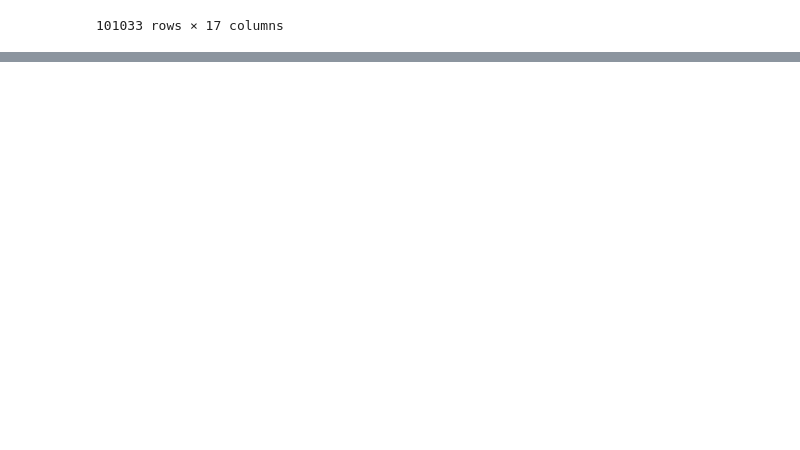
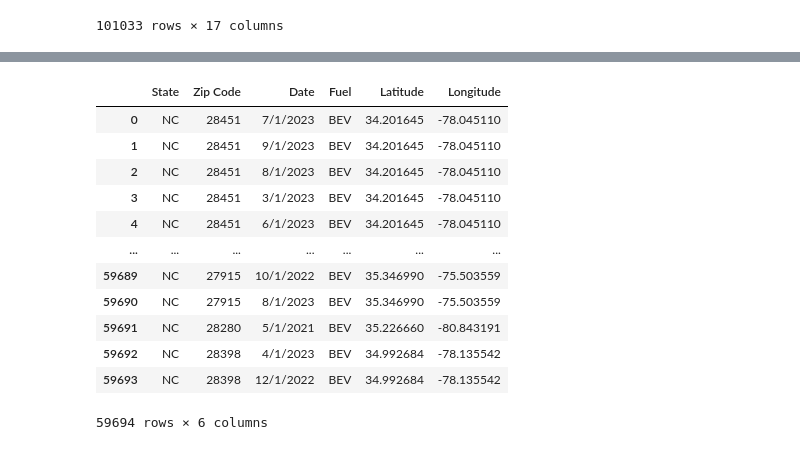
Before and after one commit to Focused79/project3-alternating-current, a Jupyter notebook: project3.ipynb, the cells around one changed output, grey strips where cells are left out. Cells and saved outputs as stored; diff of their text form; code cells hidden in the pictures; blank space fills up the shorter version.

```diff
--- a/project3.ipynb
+++ b/project3.ipynb
@@ -244,0 +272,4 @@ TN_EV_Registration_LatLong_df_cleaned
+# %%
+NC_EV_Registration_BEV = NC_EV_Registration[NC_EV_Registration["Drivetrain Type"] == "BEV"]
+NC_EV_Registration_BEV = NC_EV_Registration_BEV[['State', 'ZIP Code','Registration Date', 'Drivetrain Type']]
+NC_EV_Registration_BEV
@@ -244,0 +290,4 @@ TN_EV_Registration_LatLong_df_cleaned
+# %%
+# Dropping all the "Error" data in Zip Code column
+NC_EV_Registration_BEV_clean = NC_EV_Registration_BEV[NC_EV_Registration_BEV['ZIP Code'] != 'Error']
+NC_EV_Registration_BEV_clean
@@ -244,0 +308,5 @@ TN_EV_Registration_LatLong_df_cleaned
+# %%
+# Dropping all the NaN values in "Registration Date"
+NC_EV_Registration_clean2 = NC_EV_Registration_BEV_clean.dropna(subset=['Registration Date'])
+NC_EV_Registration_clean2.rename(columns={'ZIP Code': 'Zip Code'}, inplace=True)
+NC_EV_Registration_clean2
@@ -244,0 +351,19 @@ TN_EV_Registration_LatLong_df_cleaned
+# %%
+NC_EV_Registration_LatLong_2020_2022= pd.merge(NC_EV_Registration_clean2, df_nc_stations_unique, on='Zip Code', how='inner')
+NC_EV_Registration_LatLong_2020_2022 = NC_EV_Registration_LatLong_2020_2022[['State', 'Zip Code', 'Registration Date', 'Drivetrain Type', 'latitude', 'longitude']]
+NC_EV_Registration_LatLong_2020_2022.rename(columns={'Registration Date': 'Date', 'Drivetrain Type':'Fuel', 'latitude': 'Latitude', 'longitude':'Longitude'}, inplace=True)
+NC_EV_Registration_LatLong_2020_2022
+# %% [output]
+|  | State | Zip Code | Date | Fuel | Latitude | Longitude |
+| 0 | NC | 28451 | 7/1/2023 | BEV | 34.201645 | -78.045110 |
+| 1 | NC | 28451 | 9/1/2023 | BEV | 34.201645 | -78.045110 |
+| 2 | NC | 28451 | 8/1/2023 | BEV | 34.201645 | -78.045110 |
+| 3 | NC | 28451 | 3/1/2023 | BEV | 34.201645 | -78.045110 |
+| 4 | NC | 28451 | 6/1/2023 | BEV | 34.201645 | -78.045110 |
+| ... | ... | ... | ... | ... | ... | ... |
+| 59689 | NC | 27915 | 10/1/2022 | BEV | 35.346990 | -75.503559 |
+| 59690 | NC | 27915 | 8/1/2023 | BEV | 35.346990 | -75.503559 |
+| 59691 | NC | 28280 | 5/1/2021 | BEV | 35.226660 | -80.843191 |
+| 59692 | NC | 28398 | 4/1/2023 | BEV | 34.992684 | -78.135542 |
+| 59693 | NC | 28398 | 12/1/2022 | BEV | 34.992684 | -78.135542 |
+59694 rows × 6 columns
```
Also changed, not shown: parts of 18 cells of this notebook, 3 other files.
